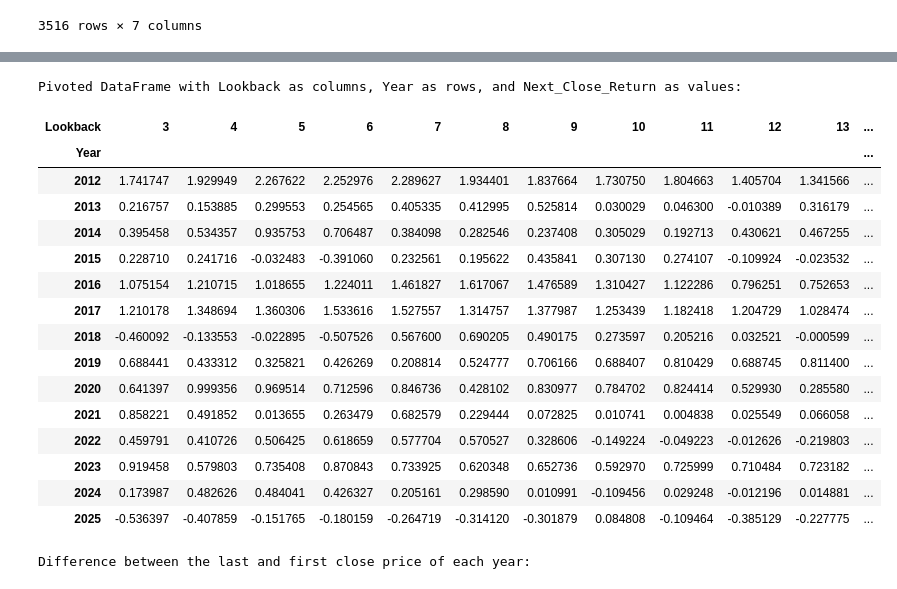
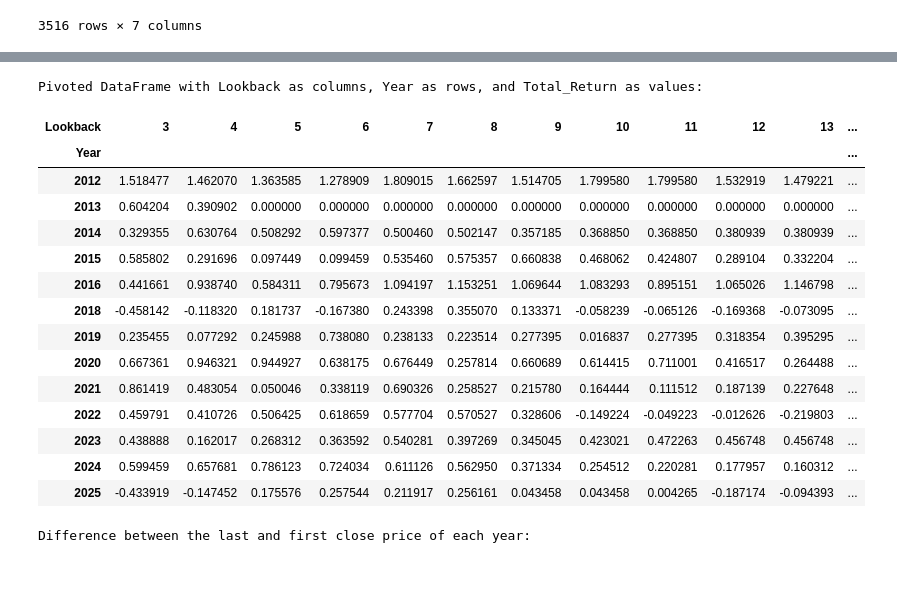
Before and after one commit to jhenningsen/Equity_Analysis, a Jupyter notebook: SMA_Short_VIX_Adjust.ipynb, the cells around one changed output, grey strips where cells are left out. Saved outputs shown, nothing was run; the diff lists cells and outputs as text; code cells hidden in the pictures.

```diff
--- a/SMA_Short_VIX_Adjust.ipynb
+++ b/SMA_Short_VIX_Adjust.ipynb
@@ -25,7 +25,7 @@ start_date = '2012-01-01'
 end_date = '2025-12-25'
 window = 5
 lookback_range = [3,21]
-vix_limit = 0
+vix_limit = 18
 
 # Download historical data from Yahoo Finance for a single ticker.
 # This will result in a DataFrame with 'Date' as a simple index.
@@ -157,15 +157,28 @@ def analyze_sma_changes(df, vix_df, lookback, vix_threshold):
         (all_signals['VIX_Close'] > vix_threshold)
     ].copy()
 
+    # A trade is successful if the return is positive
+    bearish_trades['Is_Success'] = bearish_trades['Next_Close_Return'] > 0
+
     # 6. Clean up and Aggregate
     bearish_trades['Date'] = pd.to_datetime(bearish_trades['Date'])
     bearish_trades['Year'] = bearish_trades['Date'].dt.year
 
-    yearly_results = bearish_trades.groupby('Year')['Next_Close_Return'].sum().reset_index()
+    # Update GroupBy to aggregate Sum, Count (Total Trades), and Sum of Successes (Number of Wins)
+    yearly_results = bearish_trades.groupby('Year').agg(
+        Total_Return=('Next_Close_Return', 'sum'),
+        Trade_Count=('Next_Close_Return', 'count'),
+        Success_Count=('Is_Success', 'sum')
+    ).reset_index()
+
+    # yearly_results = bearish_trades.groupby('Year')['Next_Close_Return'].sum().reset_index()
     yearly_results['Lookback'] = lookback
     yearly_results['VIX_Threshold'] = vix_threshold
 
-    return yearly_results[['Year', 'Lookback', 'VIX_Threshold','Next_Close_Return']]
+    # Optional: Add Win Rate percentage
+    yearly_results['Win_Rate'] = yearly_results['Success_Count'] / yearly_results['Trade_Count']
+
+    return yearly_results[['Year', 'Lookback', 'VIX_Threshold', 'Total_Return', 'Trade_Count', 'Success_Count', 'Win_Rate']]
 # %%
 # Initialize an empty list to store the results from each lookback value
 results_list = []
@@ -202,30 +280,29 @@ DataFrame with Simple Moving Average analysis for different lookback values:
 # %%
 # Pivot the DataFrame
-pivoted_sma_results = all_sma_results.pivot(index='Year', columns='Lookback', values='Next_Close_Return')
+pivoted_sma_results = all_sma_results.pivot(index='Year', columns='Lookback', values='Total_Return')
 
 pivoted_sma_results = pivoted_sma_results.fillna(0)
 
 # Display the pivoted DataFrame
-print("Pivoted DataFrame with Lookback as columns, Year as rows, and Next_Close_Return as values:")
+print("Pivoted DataFrame with Lookback as columns, Year as rows, and Total_Return as values:")
 display(pivoted_sma_results)
 # %% [output]
-Pivoted DataFrame with Lookback as columns, Year as rows, and Next_Close_Return as values:
+Pivoted DataFrame with Lookback as columns, Year as rows, and Total_Return as values:
 | Lookback | 3 | 4 | 5 | 6 | 7 | 8 | 9 | 10 | 11 | 12 | 13 | ... |
 | Year |  |  |  |  |  |  |  |  |  |  |  | ... |
-| 2012 | 1.741747 | 1.929949 | 2.267622 | 2.252976 | 2.289627 | 1.934401 | 1.837664 | 1.730750 | 1.804663 | 1.405704 | 1.341566 | ... |
-| 2013 | 0.216757 | 0.153885 | 0.299553 | 0.254565 | 0.405335 | 0.412995 | 0.525814 | 0.030029 | 0.046300 | -0.010389 | 0.316179 | ... |
-| 2014 | 0.395458 | 0.534357 | 0.935753 | 0.706487 | 0.384098 | 0.282546 | 0.237408 | 0.305029 | 0.192713 | 0.430621 | 0.467255 | ... |
-| 2015 | 0.228710 | 0.241716 | -0.032483 | -0.391060 | 0.232561 | 0.195622 | 0.435841 | 0.307130 | 0.274107 | -0.109924 | -0.023532 | ... |
-| 2016 | 1.075154 | 1.210715 | 1.018655 | 1.224011 | 1.461827 | 1.617067 | 1.476589 | 1.310427 | 1.122286 | 0.796251 | 0.752653 | ... |
-| 2017 | 1.210178 | 1.348694 | 1.360306 | 1.533616 | 1.527557 | 1.314757 | 1.377987 | 1.253439 | 1.182418 | 1.204729 | 1.028474 | ... |
-| 2018 | -0.460092 | -0.133553 | -0.022895 | -0.507526 | 0.567600 | 0.690205 | 0.490175 | 0.273597 | 0.205216 | 0.032521 | -0.000599 | ... |
-| 2019 | 0.688441 | 0.433312 | 0.325821 | 0.426269 | 0.208814 | 0.524777 | 0.706166 | 0.688407 | 0.810429 | 0.688745 | 0.811400 | ... |
-| 2020 | 0.641397 | 0.999356 | 0.969514 | 0.712596 | 0.846736 | 0.428102 | 0.830977 | 0.784702 | 0.824414 | 0.529930 | 0.285580 | ... |
-| 2021 | 0.858221 | 0.491852 | 0.013655 | 0.263479 | 0.682579 | 0.229444 | 0.072825 | 0.010741 | 0.004838 | 0.025549 | 0.066058 | ... |
+| 2012 | 1.518477 | 1.462070 | 1.363585 | 1.278909 | 1.809015 | 1.662597 | 1.514705 | 1.799580 | 1.799580 | 1.532919 | 1.479221 | ... |
+| 2013 | 0.604204 | 0.390902 | 0.000000 | 0.000000 | 0.000000 | 0.000000 | 0.000000 | 0.000000 | 0.000000 | 0.000000 | 0.000000 | ... |
+| 2014 | 0.329355 | 0.630764 | 0.508292 | 0.597377 | 0.500460 | 0.502147 | 0.357185 | 0.368850 | 0.368850 | 0.380939 | 0.380939 | ... |
+| 2015 | 0.585802 | 0.291696 | 0.097449 | 0.099459 | 0.535460 | 0.575357 | 0.660838 | 0.468062 | 0.424807 | 0.289104 | 0.332204 | ... |
+| 2016 | 0.441661 | 0.938740 | 0.584311 | 0.795673 | 1.094197 | 1.153251 | 1.069644 | 1.083293 | 0.895151 | 1.065026 | 1.146798 | ... |
+| 2018 | -0.458142 | -0.118320 | 0.181737 | -0.167380 | 0.243398 | 0.355070 | 0.133371 | -0.058239 | -0.065126 | -0.169368 | -0.073095 | ... |
+| 2019 | 0.235455 | 0.077292 | 0.245988 | 0.738080 | 0.238133 | 0.223514 | 0.277395 | 0.016837 | 0.277395 | 0.318354 | 0.395295 | ... |
+| 2020 | 0.667361 | 0.946321 | 0.944927 | 0.638175 | 0.676449 | 0.257814 | 0.660689 | 0.614415 | 0.711001 | 0.416517 | 0.264488 | ... |
+| 2021 | 0.861419 | 0.483054 | 0.050046 | 0.338119 | 0.690326 | 0.258527 | 0.215780 | 0.164444 | 0.111512 | 0.187139 | 0.227648 | ... |
 | 2022 | 0.459791 | 0.410726 | 0.506425 | 0.618659 | 0.577704 | 0.570527 | 0.328606 | -0.149224 | -0.049223 | -0.012626 | -0.219803 | ... |
-| 2023 | 0.919458 | 0.579803 | 0.735408 | 0.870843 | 0.733925 | 0.620348 | 0.652736 | 0.592970 | 0.725999 | 0.710484 | 0.723182 | ... |
-| 2024 | 0.173987 | 0.482626 | 0.484041 | 0.426327 | 0.205161 | 0.298590 | 0.010991 | -0.109456 | 0.029248 | -0.012196 | 0.014881 | ... |
-| 2025 | -0.536397 | -0.407859 | -0.151765 | -0.180159 | -0.264719 | -0.314120 | -0.301879 | 0.084808 | -0.109464 | -0.385129 | -0.227775 | ... |
+| 2023 | 0.438888 | 0.162017 | 0.268312 | 0.363592 | 0.540281 | 0.397269 | 0.345045 | 0.423021 | 0.472263 | 0.456748 | 0.456748 | ... |
+| 2024 | 0.599459 | 0.657681 | 0.786123 | 0.724034 | 0.611126 | 0.562950 | 0.371334 | 0.254512 | 0.220281 | 0.177957 | 0.160312 | ... |
+| 2025 | -0.433919 | -0.147452 | 0.175576 | 0.257544 | 0.211917 | 0.256161 | 0.043458 | 0.043458 | 0.004265 | -0.187174 | -0.094393 | ... |
 # %%
 # Ensure 'Date' column in the initial 'data' DataFrame is in datetime format
 data['Date'] = pd.to_datetime(data['Date'])
```
Also changed, not shown: parts of 5 cells of this notebook.
